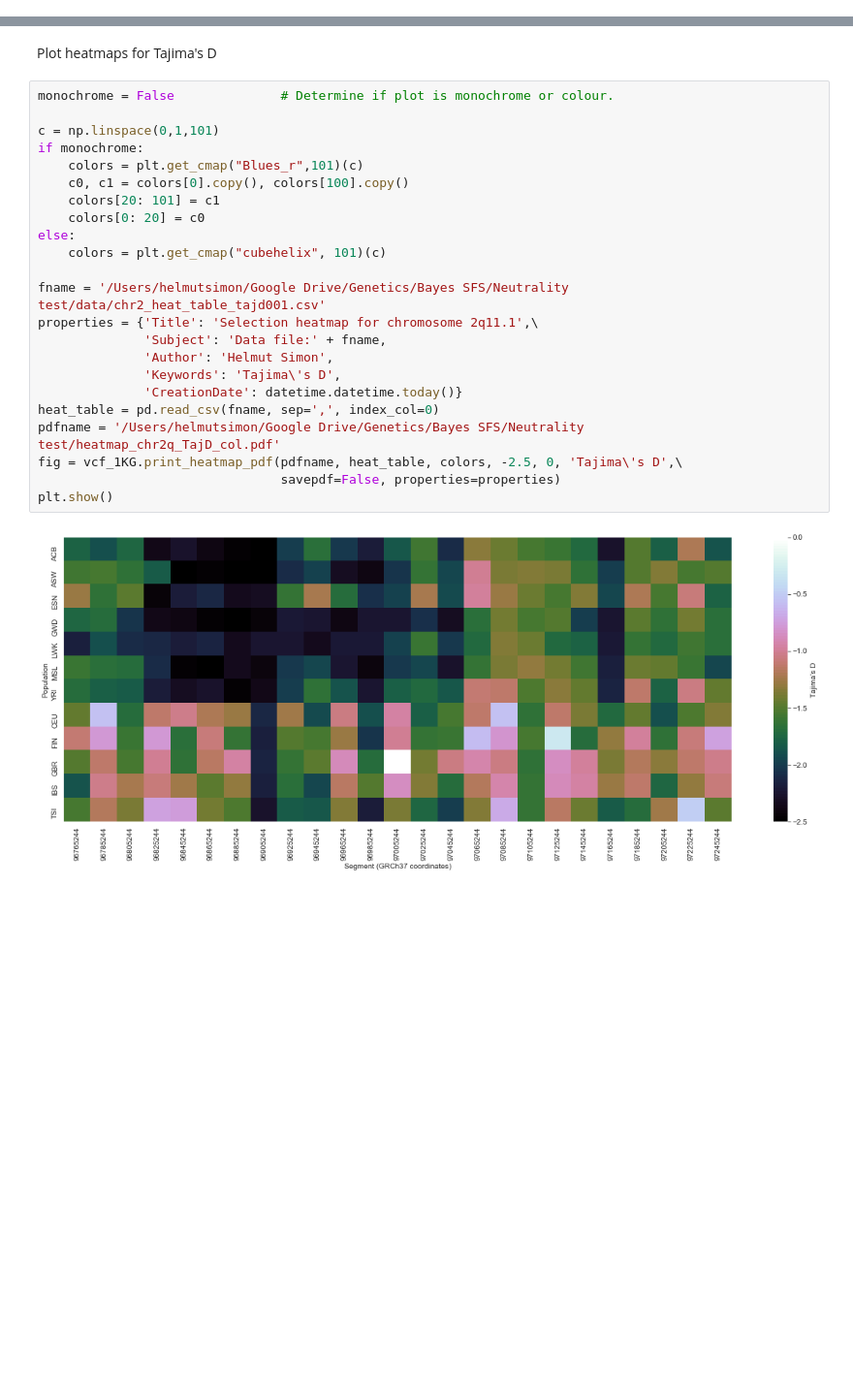
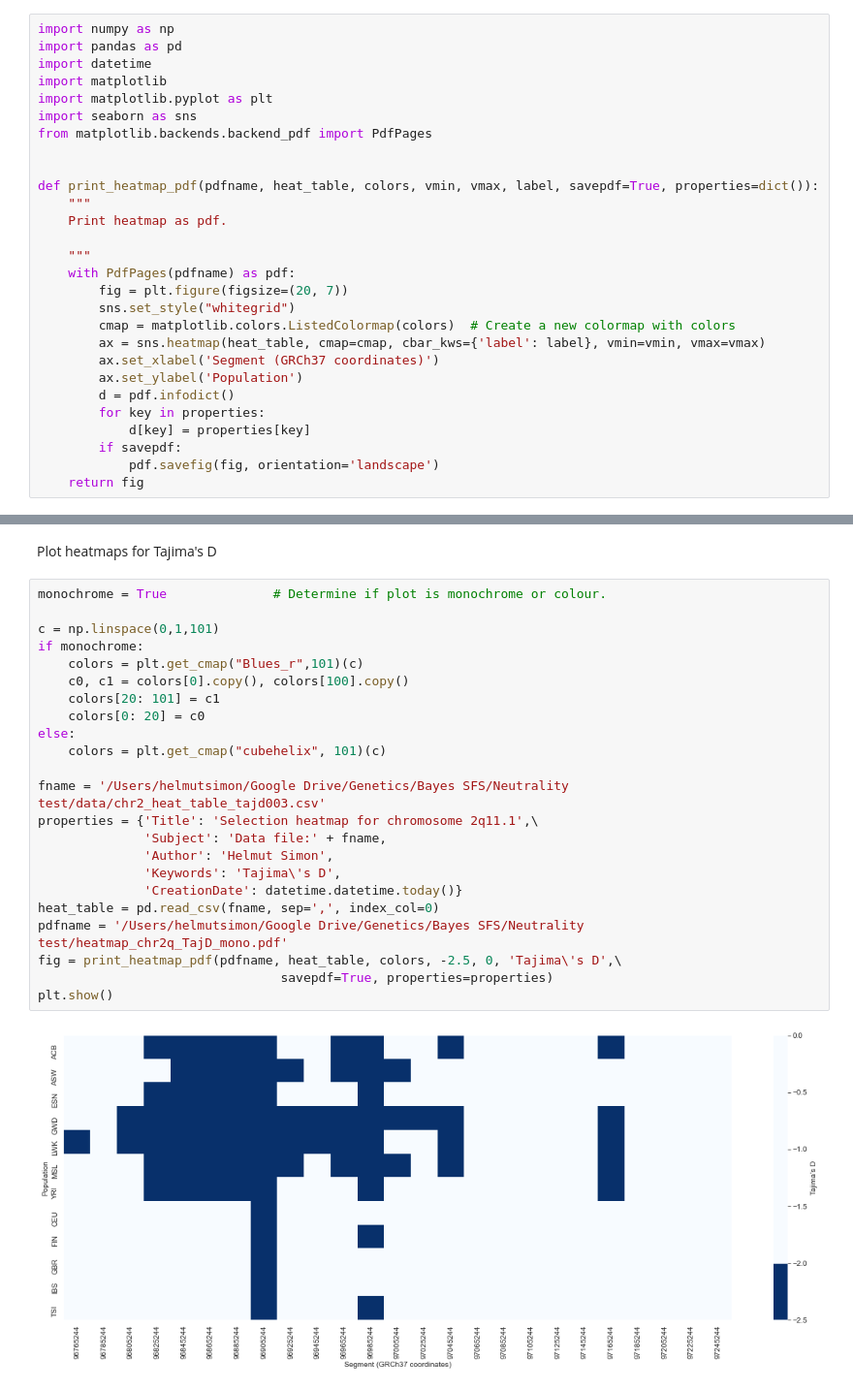
Before and after one commit to helmutsimon/NeutralityTest, a Jupyter notebook: plot_heatmap.ipynb, the cells around one changed output, grey strips where cells are left out. Shown at 97% size. Cells and saved outputs as stored; diff of their text form; blank space fills up the shorter version.

```diff
--- a/plot_heatmap.ipynb
+++ b/plot_heatmap.ipynb
@@ -18,3 +5,31 @@ import vcf_1KG
+# %%
+import numpy as np
+import pandas as pd
+import datetime
+import matplotlib
+import matplotlib.pyplot as plt
+import seaborn as sns
+from matplotlib.backends.backend_pdf import PdfPages
+
+
+def print_heatmap_pdf(pdfname, heat_table, colors, vmin, vmax, label, savepdf=True, properties=dict()):
+    """
+    Print heatmap as pdf.
+
+    """
+    with PdfPages(pdfname) as pdf:
+        fig = plt.figure(figsize=(20, 7))
+        sns.set_style("whitegrid")
+        cmap = matplotlib.colors.ListedColormap(colors)  # Create a new colormap with colors
+        ax = sns.heatmap(heat_table, cmap=cmap, cbar_kws={'label': label}, vmin=vmin, vmax=vmax)
+        ax.set_xlabel('Segment (GRCh37 coordinates)')
+        ax.set_ylabel('Population')
+        d = pdf.infodict()
+        for key in properties:
+            d[key] = properties[key]
+        if savepdf:
+            pdf.savefig(fig, orientation='landscape')
+    return fig
 # %% [markdown]
 Print heatmaps for $\rho$
 # %%
@@ -46,27 +61,27 @@ plt.show()
 # %% [markdown]
 Plot heatmaps for Tajima's D
 # %%
-monochrome = False              # Determine if plot is monochrome or colour.
+monochrome = True              # Determine if plot is monochrome or colour.
 
 c = np.linspace(0,1,101)
 if monochrome:
     colors = plt.get_cmap("Blues_r",101)(c)
     c0, c1 = colors[0].copy(), colors[100].copy()
     colors[20: 101] = c1
     colors[0: 20] = c0
 else:
     colors = plt.get_cmap("cubehelix", 101)(c)
 
-fname = '/Users/helmutsimon/Google Drive/Genetics/Bayes SFS/Neutrality test/data/chr2_heat_table_tajd001.csv'
+fname = '/Users/helmutsimon/Google Drive/Genetics/Bayes SFS/Neutrality test/data/chr2_heat_table_tajd003.csv'
 properties = {'Title': 'Selection heatmap for chromosome 2q11.1',\
               'Subject': 'Data file:' + fname,
               'Author': 'Helmut Simon',
               'Keywords': 'Tajima\'s D',
               'CreationDate': datetime.datetime.today()}
 heat_table = pd.read_csv(fname, sep=',', index_col=0)
-pdfname = '/Users/helmutsimon/Google Drive/Genetics/Bayes SFS/Neutrality test/heatmap_chr2q_TajD_col.pdf'
-fig = vcf_1KG.print_heatmap_pdf(pdfname, heat_table, colors, -2.5, 0, 'Tajima\'s D',\
-                                savepdf=False, properties=properties)
+pdfname = '/Users/helmutsimon/Google Drive/Genetics/Bayes SFS/Neutrality test/heatmap_chr2q_TajD_mono.pdf'
+fig = print_heatmap_pdf(pdfname, heat_table, colors, -2.5, 0, 'Tajima\'s D',\
+                                savepdf=True, properties=properties)
 plt.show()
 # %% [output]
-[figure, old version]
+[figure, new version]
```
Also changed, not shown: parts of 2 cells of this notebook.
